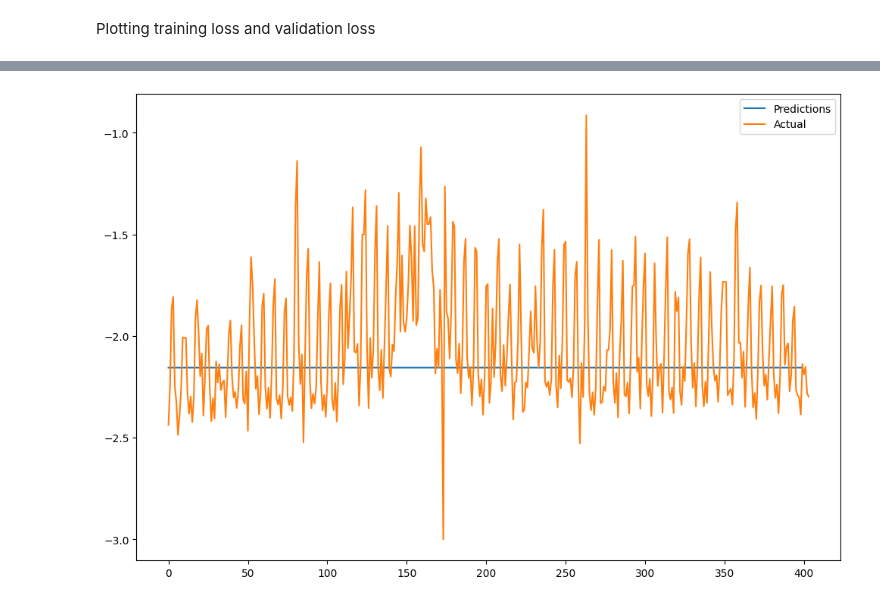
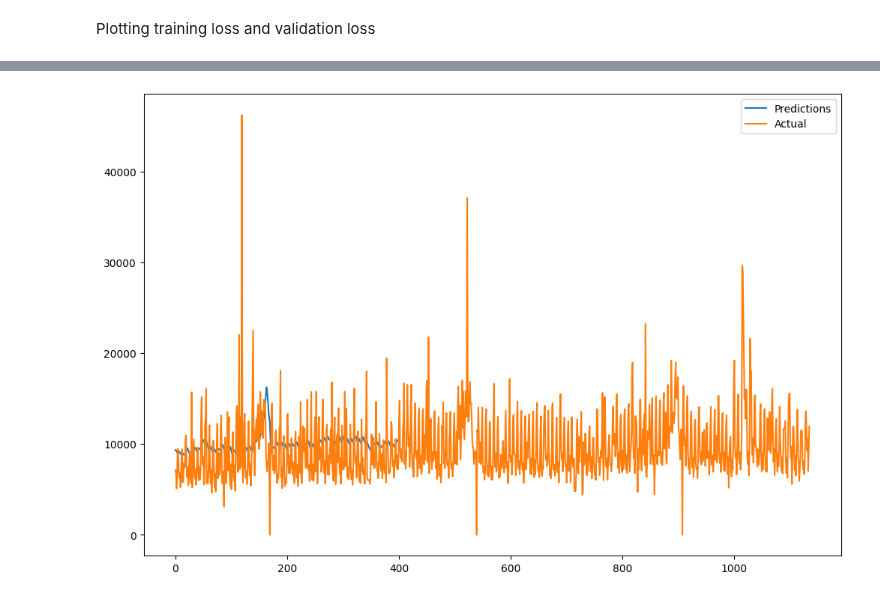
Before and after one commit to lieric90/Store-Sales, a Jupyter notebook: Store Sales Predictions/store_sale_predictions.ipynb, the cells around one changed output, grey strips where cells are left out. Drawn from its saved outputs; the diff is of its cells as text; code cells hidden in the pictures.

Commit message:
model modifications

```diff
--- a/Store Sales Predictions/store_sale_predictions.ipynb
+++ b/Store Sales Predictions/store_sale_predictions.ipynb
@@ -392,6 +393,8 @@ training.head()
 setting feature data frame
 # %%
 #Removing unnecessary columns like state description and transferred as city is more descriptive than state and transferred is less descriptive than holiday type
-train = training[['sales','onpromotion']]
-train.head()
+train = training[['sales','onpromotion','dcoilwtico','transactions']]
+print(train.head())
+print(train['sales'].min())
+print(train['sales'].max())
 # %% [output]
@@ -417,8 +429,8 @@ array([[    0.,     0.],
 # %% [markdown]
 scale data
 # %%
-scaler = MinMaxScaler(feature_range=(-1, 1))
+scaler = MinMaxScaler(feature_range=(0, 1))
 
-train = scaler.fit_transform(train.reshape(-1, 2))
+train = scaler.fit_transform(train.reshape(-1, 4))
 train.shape
 # %% [output]
@@ -426,7 +438,7 @@ train.shape
 # %% [markdown]
 reshaping into 3d so it can fit into lstm model
 # %%
-n_steps = 100
+n_steps = 200
 input_dim = train.shape[1]
 
 x_train = []
@@ -492,10 +522,10 @@ model = keras.models.Sequential([
 ])
 # %%
-from tensorflow.keras.optimizers import Adam
-optimizer = Adam(learning_rate=0.0005)
-model.compile(optimizer='adam', loss="mae")
+from tensorflow.keras.optimizers import Adam, Adagrad
+optimizer = Adagrad(learning_rate=0.001)
+model.compile(optimizer=optimizer, loss='mae')
 model.summary()
 early_stopping = EarlyStopping(monitor='val_loss', patience=20, verbose=1, restore_best_weights=True)
 #history = model.fit(x_train[:split_idx], y_train[:split_idx], epochs=200, batch_size=32, validation_data=(x_train[split_idx:],y_train[split_idx:]), shuffle=True, callbacks=[early_stopping])
-history = model.fit(x_train, y_train, epochs=200, batch_size=32, validation_split=0.1, shuffle=True, callbacks=[early_stopping])
+history = model.fit(x_train[:split_idx],y_train[:split_idx], epochs=200, batch_size=16, validation_data=(x_train[split_idx:],y_train[split_idx:]), shuffle=True, callbacks=[early_stopping])
 # %% [output]
@@ -543,33 +573,29 @@ predictions = []
 # print(last_n)
 print(last_n.shape)
 for i in range(400):
-    pred = model.predict(last_n.reshape(-1, n_steps, 2))
-    predictions.append(pred[0][0][0])
-    # print("PRED 000")
-    # print(pred[0][0][0])
-    # print(last_n.shape)
-    # print(last_n[1:])
-    last_n = np.append(last_n[1:], (pred[0][0][0], train[i][1]))
-    last_n = last_n.reshape(-1, 2)
+    pred = model.predict(last_n.reshape(-1, n_steps, 4))
+    predictions.append(pred[0][0])
+    last_n = np.append(last_n[1:], (pred[0][0], train[i+n_steps][1], train[i+n_steps][2], train[i+n_steps][3]))
+    last_n = last_n.reshape(-1, 4)
 
 predictions = np.array(predictions)
 predictions = predictions.reshape(-1, 1)
 
 scaled_xdata = predictions
-min_value = -1
-max_value = 1
+min_value = 0
+max_value = 46271
 
 original_xdata = (scaled_xdata * (max_value - min_value)) + min_value
-#predictions = scaler.inverse_transform(predictions)
+
 plt.figure(figsize=(12, 8))
 plt.plot(original_xdata, label = "Predictions")
 
-scaled_ydata = y_train[split_idx:]
-min_value = -1
-max_value = 1
+scaled_ydata = y_train[:split_idx]
+min_value = 0
+max_value = 46271
 
 original_ydata = (scaled_ydata * (max_value - min_value)) + min_value
-print(predictions[99:102])
+
 plt.plot(original_ydata, label = "Actual")
 plt.legend()
 plt.show()
@@ -594 +620 @@ plt.show()
-[figure, old version]
+[figure, new version]
```
Also changed, not shown: parts of 13 cells of this notebook.
